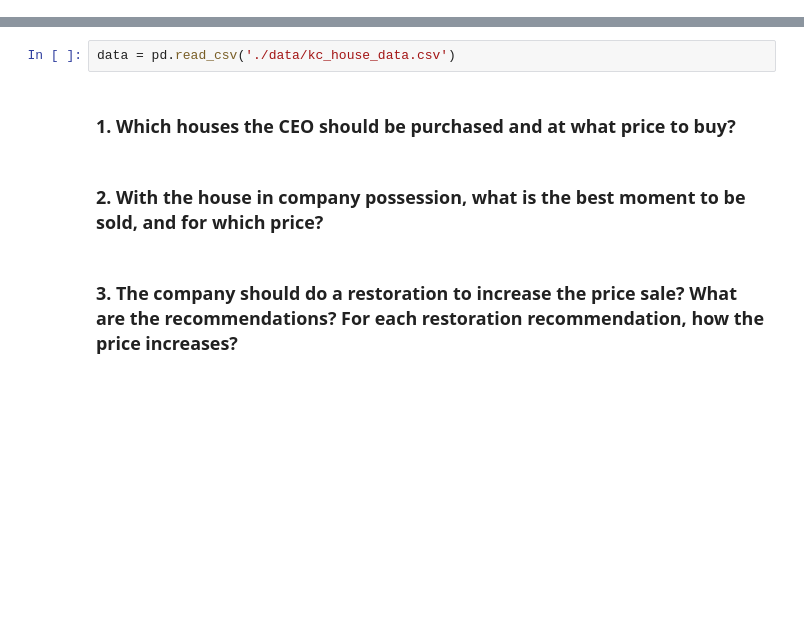
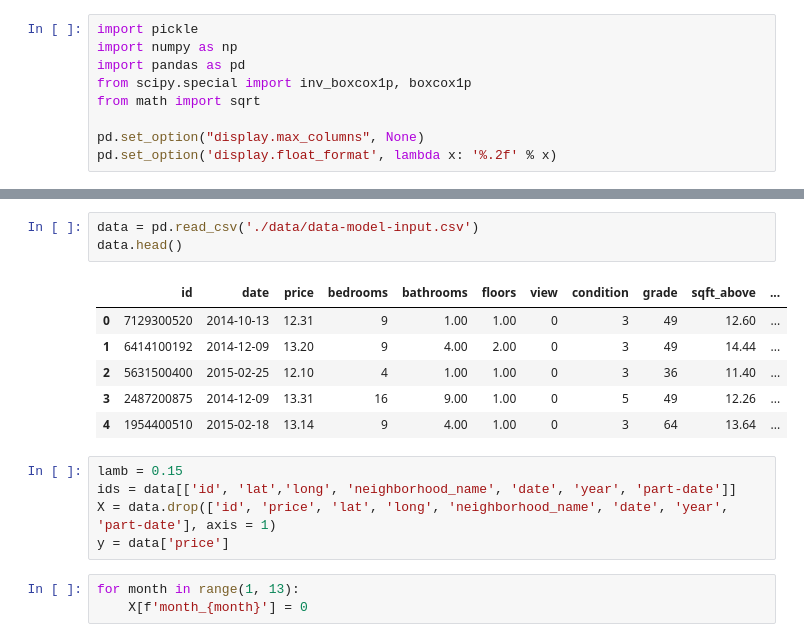
Before and after one commit to pcesar-costa/portfolio, a Jupyter notebook: finding-opportunities-to-make-better-deals-in-the-housing-market/Solution proposal.ipynb, the cells around one changed output, grey strips where cells are left out. Drawn from its saved outputs; the diff is of its cells as text; blank space fills up the shorter version.

```diff
--- a/finding-opportunities-to-make-better-deals-in-the-housing-market/Solution proposal.ipynb
+++ b/finding-opportunities-to-make-better-deals-in-the-housing-market/Solution proposal.ipynb
@@ -25,0 +23,9 @@ import pandas as pd
+# %%
+import pickle
+import numpy as np
+import pandas as pd
+from scipy.special import inv_boxcox1p, boxcox1p
+from math import sqrt
+
+pd.set_option("display.max_columns", None)
+pd.set_option('display.float_format', lambda x: '%.2f' % x)
@@ -26,8 +85,18 @@ import pandas as pd
 # %%
-data = pd.read_csv('./data/kc_house_data.csv')
+data = pd.read_csv('./data/data-model-input.csv')
+data.head()
+# %% [output]
+|  | id | date | price | bedrooms | bathrooms | floors | view | condition | grade | sqft_above | ... |
+| 0 | 7129300520 | 2014-10-13 | 12.31 | 9 | 1.00 | 1.00 | 0 | 3 | 49 | 12.60 | ... |
+| 1 | 6414100192 | 2014-12-09 | 13.20 | 9 | 4.00 | 2.00 | 0 | 3 | 49 | 14.44 | ... |
+| 2 | 5631500400 | 2015-02-25 | 12.10 | 4 | 1.00 | 1.00 | 0 | 3 | 36 | 11.40 | ... |
+| 3 | 2487200875 | 2014-12-09 | 13.31 | 16 | 9.00 | 1.00 | 0 | 5 | 49 | 12.26 | ... |
+| 4 | 1954400510 | 2015-02-18 | 13.14 | 9 | 4.00 | 1.00 | 0 | 3 | 64 | 13.64 | ... |
-# %% [markdown]
-### 1. Which houses the CEO should be purchased and at what price to buy?
-# %% [markdown]
-### 2. With the house in company possession, what is the best moment to be sold, and for which price?
-# %% [markdown]
-### 3. The company should do a restoration to increase the price sale? What are the recommendations? For each restoration recommendation, how the price increases?
+# %%
+lamb = 0.15
+ids = data[['id', 'lat','long', 'neighborhood_name', 'date', 'year', 'part-date']]
+X = data.drop(['id', 'price', 'lat', 'long', 'neighborhood_name', 'date', 'year', 'part-date'], axis = 1)
+y = data['price']
+# %%
+for month in range(1, 13):
+    X[f'month_{month}'] = 0
```
Also changed, not shown: parts of 20 cells of this notebook.
